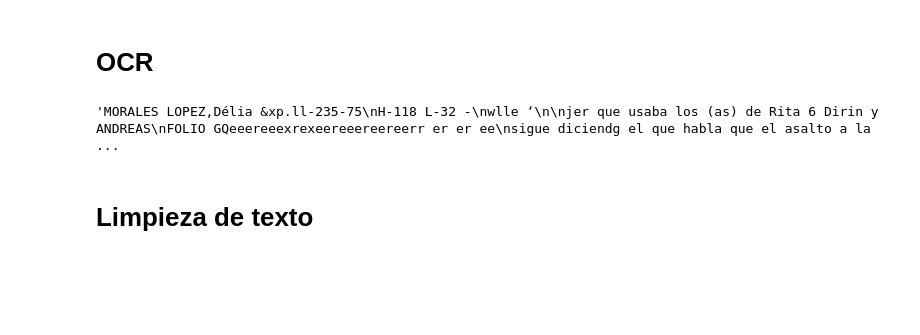
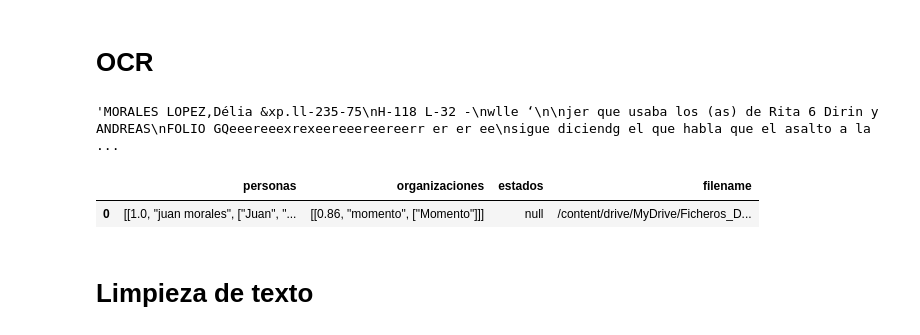
Before and after one commit to caroacostatovany/hackathon_RIIAA2021, a Jupyter notebook: notebooks/pipeline.ipynb, the cells around one changed output. Cells and saved outputs as stored; diff of their text form; code cells hidden in the pictures; blank space fills up the shorter version.

Commit message:
Agregar resultados para validación

```diff
--- a/notebooks/pipeline.ipynb
+++ b/notebooks/pipeline.ipynb
@@ -128,6 +137,7 @@ folder_list=os.listdir(in_dir)
 reto_2b_mayus = pd.DataFrame()
 reto_2b_minus = pd.DataFrame()
 reto_2a = pd.DataFrame()
+df_target_words_gral = pd.DataFrame()
 
 for folders, sub_folders, file in os.walk(in_dir):
     for name in file:
@@ -175,8 +185,24 @@ for folders, sub_folders, file in os.walk(in_dir):
           if texto_extraido is None:
             print("No se encontró texto en {}".format(path))
           else:
+            print("Iniciando análisis de similitudes")
+            # Se buscan similitudes
+            tw_prosecuted = TargetWords(texto_extraido, 'prosecuted')
+            tw_organization = TargetWords(texto_extraido, 'organization')
+            tw_states = TargetWords(texto_extraido, 'state')
+
+            json_prosecuted = json.dumps(tw_prosecuted.results)
+            json_organization = json.dumps(tw_organization.results)
+            json_states = json.dumps(tw_states.results)
+
+            df_target_words = pd.DataFrame([(json_prosecuted, json_organization, json_states, path)],
+                                           columns=['personas', 'organizaciones', 'estados', 'filename'])
+
+            df_target_words_gral = pd.concat([df_target_words_gral, df_target_words])
+
+
             print("Iniciando limpieza de texto")
-            # Se limpi
+            # Se limpia
             texto_limpio = quitar_caracteres_especiales(texto_extraido)
             texto_limpio = quitar_nonascii(texto_limpio)
             texto_limpio = quitar_stopwords(texto_limpio)
@@ -206,5 +232,6 @@ reto_2b_minus = renombrar_clases_spacy(reto_2b_minus)
 reto_2a.to_csv("{}/reto_2a.csv".format(output_dir_path))
 #reto_2b_mayus.to_csv("{}/reto_2b_mayus.csv".format(output_dir_path))
 reto_2b_minus.to_csv("{}/reto_2b.csv".format(output_dir_path))
+df_target_words_gral.to_csv('{}/similitud.csv'.format(output_dir_path))
 # %% [output]
 ====================================================================================================
@@ -294,6 +336,20 @@ texto_extraido = pytesseract.image_to_string(dilation)
 texto_extraido
 # %% [output]
 'MORALES LOPEZ,Délia &xp.ll-235-75\nH-118 L-32 -\nwlle ‘\n\njer que usaba los (as) de Rita 6 Dirin y ANDREAS\nFOLIO GQeeereeexrexeereeereereerr er er ee\nsigue diciendg el que habla que el asalto a la ...
+# %%
+tw_prosecuted = TargetWords(texto_extraido, 'prosecuted')
+tw_organization = TargetWords(texto_extraido, 'organization')
+tw_states = TargetWords(texto_extraido, 'state')
+# %%
+json_prosecuted = json.dumps(tw_prosecuted.results)
+json_organization = json.dumps(tw_organization.results)
+json_states = json.dumps(tw_states.results)
+# %%
+df_target_words = pd.DataFrame([(json_prosecuted, json_organization, json_states, path)], columns=['personas', 'organizaciones', 'estados', 'filename'])
+df_target_words
+# %% [output]
+|  | personas | organizaciones | estados | filename |
+| 0 | [[1.0, "juan morales", ["Juan", "... | [[0.86, "momento", ["Momento"]]] | null | /content/drive/MyDrive/Ficheros_D... |
 # %% [markdown]
 # Limpieza de texto
 # %%
```
Also changed, not shown: parts of 7 cells of this notebook, 4 other files.
